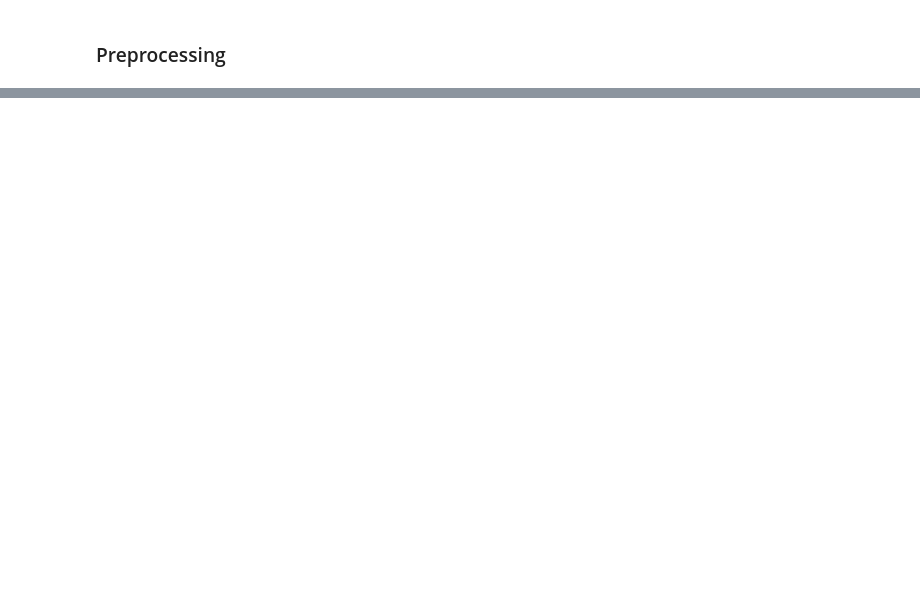
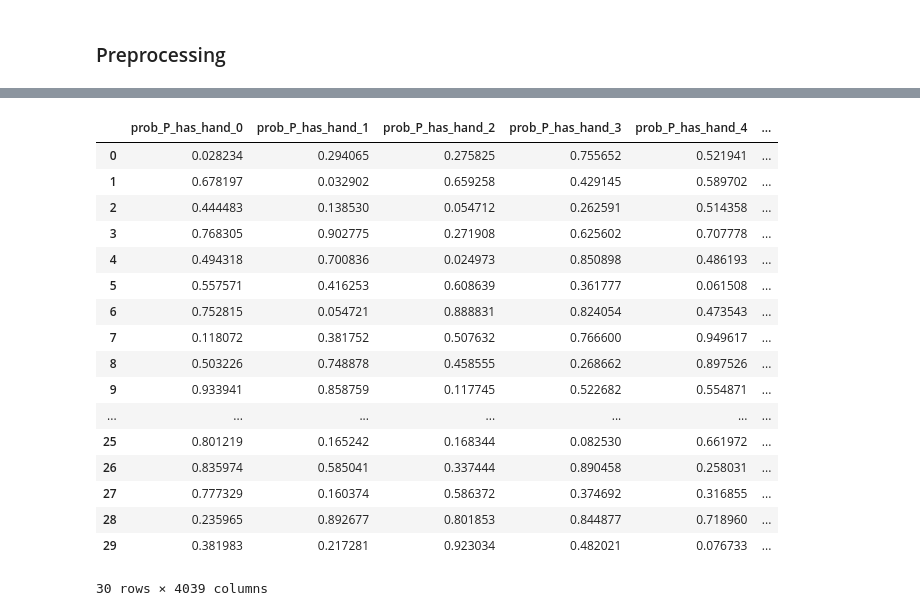
Before and after one commit to tjespe/texas-holdem-ai, a Jupyter notebook: train_nn.ipynb, the cells around one changed output, grey strips where cells are left out. Cells and saved outputs as stored; diff of their text form; code cells hidden in the pictures; blank space fills up the shorter version.

```diff
--- a/train_nn.ipynb
+++ b/train_nn.ipynb
@@ -129,3 +164,37 @@ df
+# %%
+# Scale node values (target variable) so that min is 0 and mean is 0.5
+def scale_values(df, training_min, training_mean):
+    value_columns = [col for col in df.columns if col.startswith("value_")]
+    df[value_columns] = (df[value_columns] - training_min) / (training_mean - training_min) * 0.5
+    return df
+
+def get_training_min_and_mean_values(df):
+    value_columns = [col for col in df.columns if col.startswith("value_")]
+    training_min = df[value_columns].to_numpy().min()
+    training_mean = df[value_columns].to_numpy().mean()
+    return training_min, training_mean
+
+scale_values(df, *get_training_min_and_mean_values(df))
+df
+# %% [output]
+|  | prob_P_has_hand_0 | prob_P_has_hand_1 | prob_P_has_hand_2 | prob_P_has_hand_3 | prob_P_has_hand_4 | ... |
+| 0 | 0.028234 | 0.294065 | 0.275825 | 0.755652 | 0.521941 | ... |
+| 1 | 0.678197 | 0.032902 | 0.659258 | 0.429145 | 0.589702 | ... |
+| 2 | 0.444483 | 0.138530 | 0.054712 | 0.262591 | 0.514358 | ... |
+| 3 | 0.768305 | 0.902775 | 0.271908 | 0.625602 | 0.707778 | ... |
+| 4 | 0.494318 | 0.700836 | 0.024973 | 0.850898 | 0.486193 | ... |
+| 5 | 0.557571 | 0.416253 | 0.608639 | 0.361777 | 0.061508 | ... |
+| 6 | 0.752815 | 0.054721 | 0.888831 | 0.824054 | 0.473543 | ... |
+| 7 | 0.118072 | 0.381752 | 0.507632 | 0.766600 | 0.949617 | ... |
+| 8 | 0.503226 | 0.748878 | 0.458555 | 0.268662 | 0.897526 | ... |
+| 9 | 0.933941 | 0.858759 | 0.117745 | 0.522682 | 0.554871 | ... |
+| ... | ... | ... | ... | ... | ... | ... |
+| 25 | 0.801219 | 0.165242 | 0.168344 | 0.082530 | 0.661972 | ... |
+| 26 | 0.835974 | 0.585041 | 0.337444 | 0.890458 | 0.258031 | ... |
+| 27 | 0.777329 | 0.160374 | 0.586372 | 0.374692 | 0.316855 | ... |
+| 28 | 0.235965 | 0.892677 | 0.801853 | 0.844877 | 0.718960 | ... |
+| 29 | 0.381983 | 0.217281 | 0.923034 | 0.482021 | 0.076733 | ... |
+30 rows × 4039 columns
 # %%
 # Make boolean features 0 or 1
 def encode_bools(df):
```
Also changed, not shown: parts of 11 cells of this notebook.
